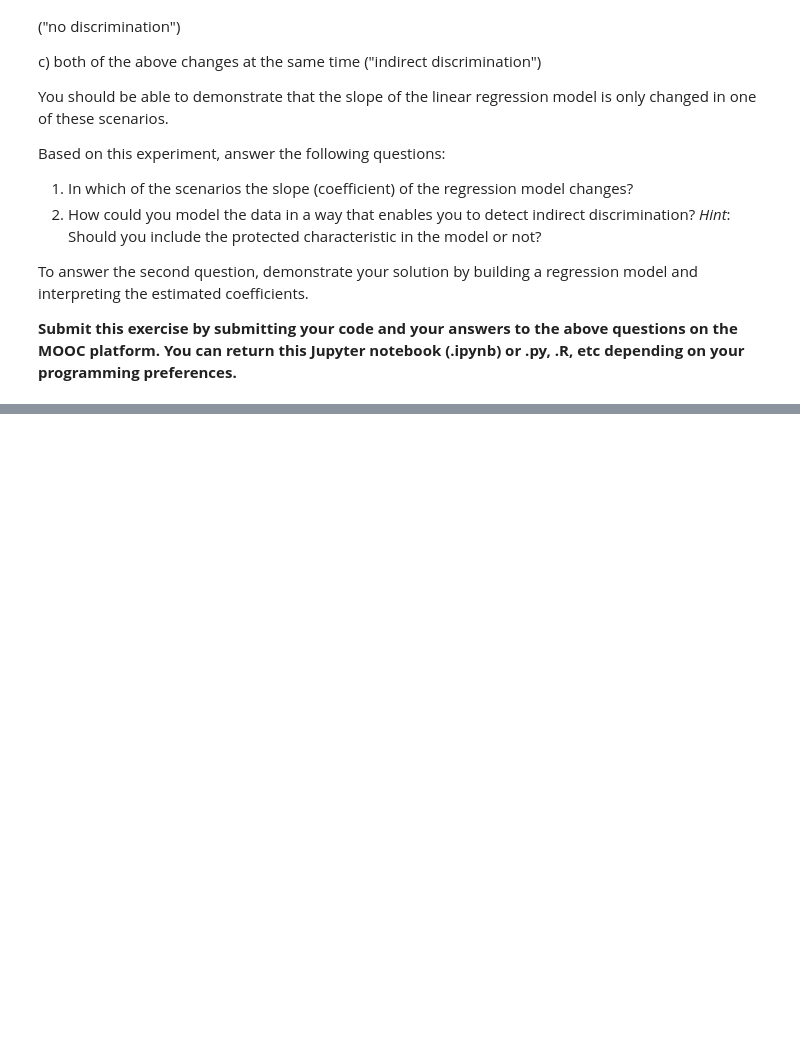
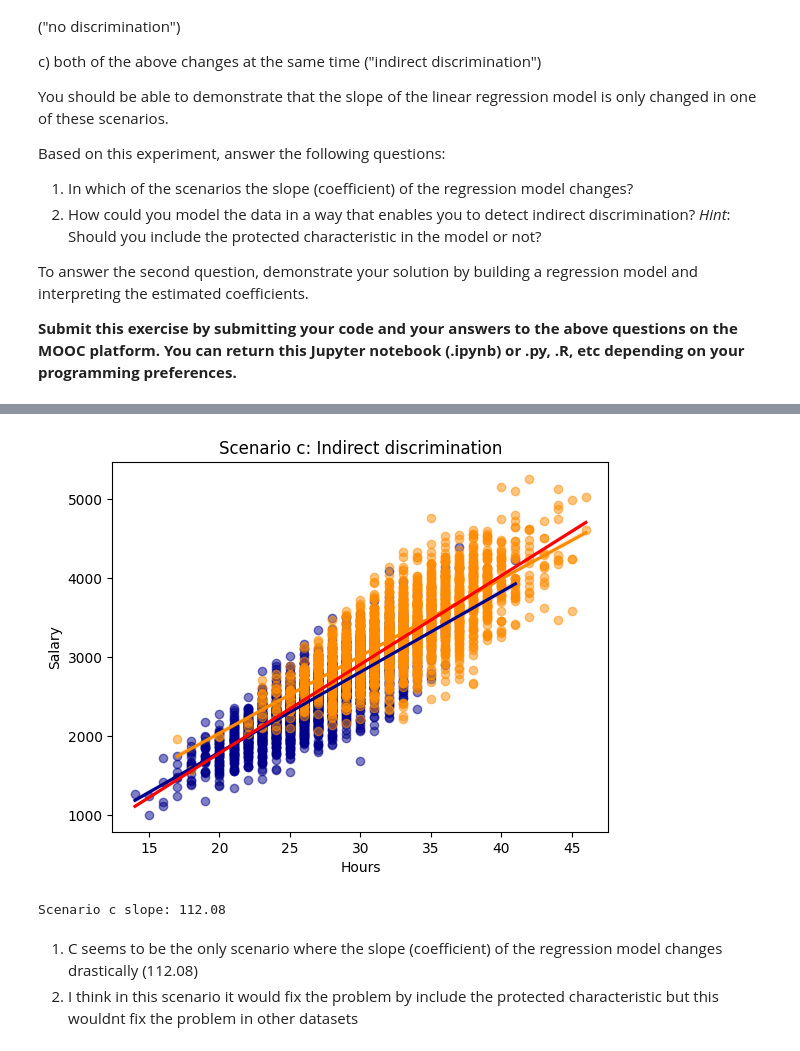
Before and after one commit to akirataguchi115/ids, a Jupyter notebook: week5.ipynb, the cells around one changed output, grey strips where cells are left out. Saved outputs shown, nothing was run; the diff lists cells and outputs as text; code cells hidden in the pictures; blank space fills up the shorter version.

```diff
--- a/week5.ipynb
+++ b/week5.ipynb
@@ -125,0 +203,45 @@ To answer the second question, demonstrate your solution by building a regressio
+# %%
+# --- Scenario c: Indirect discrimination (a + b) ---
+import numpy as np
+import pandas as pd
+from matplotlib import pyplot as plt
+import seaborn as sns
+from sklearn.linear_model import LinearRegression
+
+# Sample size
+n = 5000
+np.random.seed(0)
+
+# Gender
+gen = np.random.binomial(1, 0.5, size=n)
+
+# Hours differ by gender
+hrs = np.where(gen == 0,
+               np.random.binomial(60, 0.55, size=n),  # men
+               np.random.binomial(60, 0.45, size=n))  # women
+
+# Salary with penalty for women
+sal = hrs * np.random.normal(100, 10, size=n)
+sal[gen == 1] -= 200
+
+# DataFrame
+data = pd.DataFrame({"Gender": gen, "Hours": hrs, "Salary": sal})
+
+# Plot
+sns.regplot(x="Hours", y="Salary", data=data[data["Gender"]==1],
+            color="darkblue", scatter_kws={'alpha':0.5})
+sns.regplot(x="Hours", y="Salary", data=data[data["Gender"]==0],
+            color="darkorange", scatter_kws={'alpha':0.5})
+sns.regplot(x="Hours", y="Salary", data=data, marker="None", color="red")
+plt.title("Scenario c: Indirect discrimination")
+plt.show()
+
+# Regression slope
+reg = LinearRegression().fit(hrs.reshape(-1,1), sal.reshape(-1,1))
+print("Scenario c slope: %.2f" % reg.coef_[0][0])
+# %% [output]
+[figure, added]
+Scenario c slope: 112.08
+# %% [markdown]
+1.  C seems to be the only scenario where the slope (coefficient) of the regression model changes drastically (112.08)
+2.  I think in this scenario it would fix the problem by include the protected characteristic but this wouldnt fix the problem in other datasets
```
Also changed, not shown: parts of 4 cells of this notebook.
